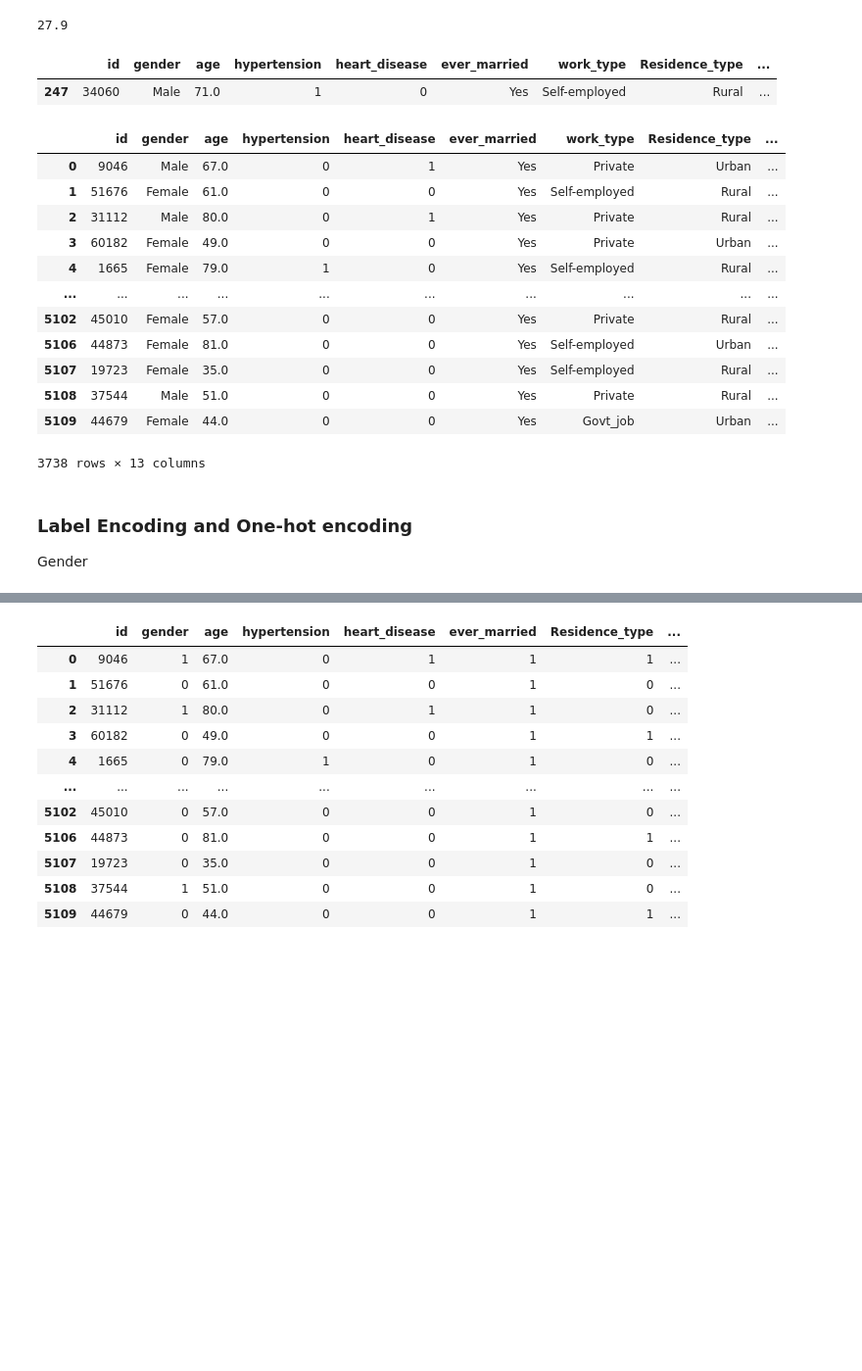
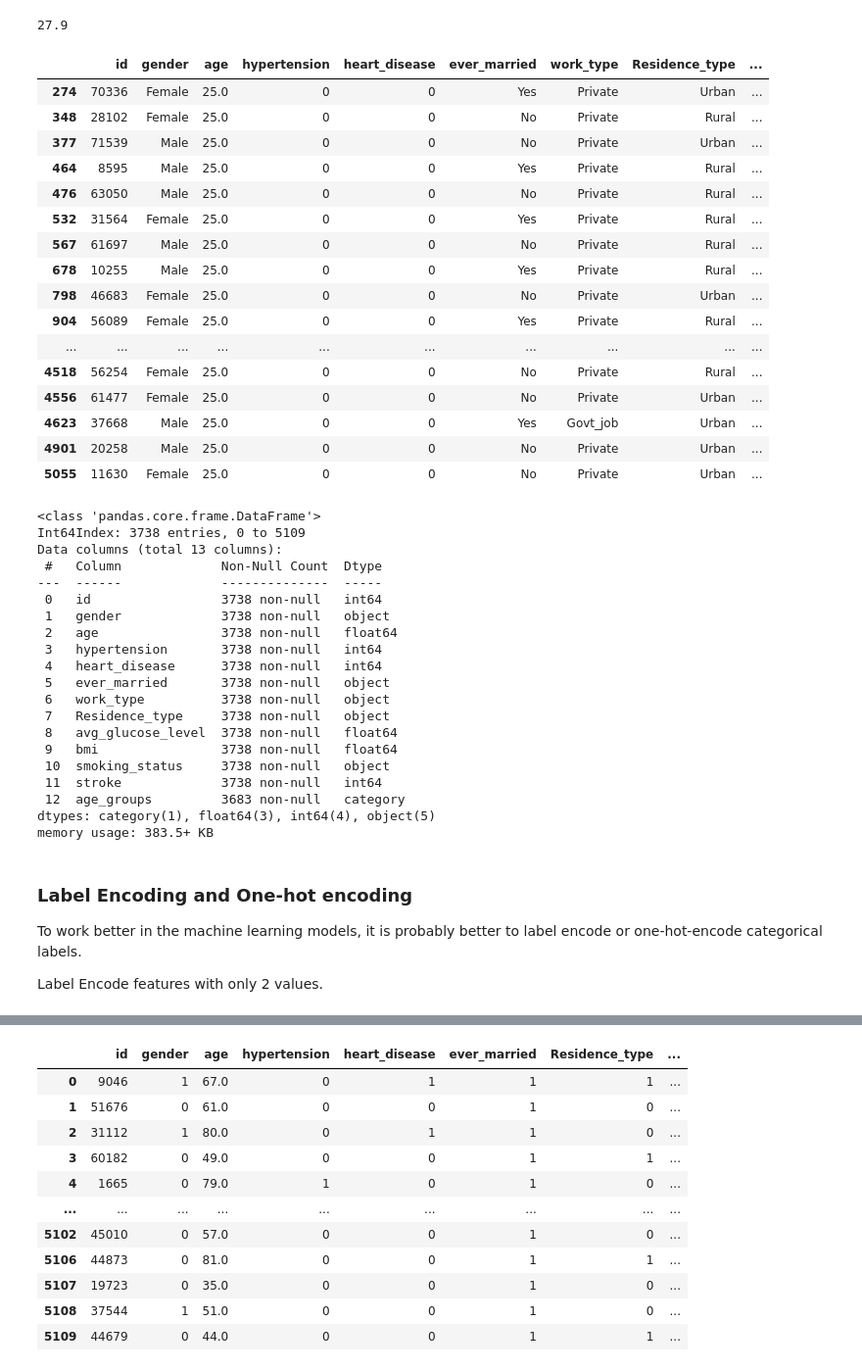
Before and after one commit to britt-emm/CGGroupProject, a Jupyter notebook: Final_Project/Stroke_Preprocessing.ipynb, the cells around one changed output, grey strips where cells are left out. Shown: that part at 98% size. Drawn from its saved outputs; the diff is of its cells as text; code cells hidden in the pictures; blank space fills up the shorter version.

```diff
--- a/Final_Project/Stroke_Preprocessing.ipynb
+++ b/Final_Project/Stroke_Preprocessing.ipynb
@@ -235,25 +258,47 @@ over_25_df['bmi'] = np.where(((null_bmi) & (over_25_df['age_groups']=='45s')), f
 over_25_df['bmi'] = np.where(((null_bmi) & (over_25_df['age_groups']=='55s')), fiftys_bmi, over_25_df.bmi)
 over_25_df['bmi'] = np.where(((null_bmi) & (over_25_df['age_groups']=='65s')), sixtys_bmi, over_25_df.bmi)
 over_25_df['bmi'] = np.where(((null_bmi) & (over_25_df['age_groups']=='75s')), seventys_bmi, over_25_df.bmi)
-# %%
-over_25_df[over_25_df['id']==34060]
-# %% [output]
-|  | id | gender | age | hypertension | heart_disease | ever_married | work_type | Residence_type | ... |
-| 247 | 34060 | Male | 71.0 | 1 | 0 | Yes | Self-employed | Rural | ... |
+# %%
+over_25_df[over_25_df['age_groups'].isnull()]
+# %% [output]
+|  | id | gender | age | hypertension | heart_disease | ever_married | work_type | Residence_type | ... |
+| 274 | 70336 | Female | 25.0 | 0 | 0 | Yes | Private | Urban | ... |
+| 348 | 28102 | Female | 25.0 | 0 | 0 | No | Private | Rural | ... |
+| 377 | 71539 | Male | 25.0 | 0 | 0 | No | Private | Urban | ... |
+| 464 | 8595 | Male | 25.0 | 0 | 0 | Yes | Private | Rural | ... |
+| 476 | 63050 | Male | 25.0 | 0 | 0 | No | Private | Rural | ... |
+| 532 | 31564 | Female | 25.0 | 0 | 0 | Yes | Private | Rural | ... |
+| 567 | 61697 | Male | 25.0 | 0 | 0 | No | Private | Rural | ... |
+| 678 | 10255 | Male | 25.0 | 0 | 0 | Yes | Private | Rural | ... |
+| 798 | 46683 | Female | 25.0 | 0 | 0 | No | Private | Urban | ... |
+| 904 | 56089 | Female | 25.0 | 0 | 0 | Yes | Private | Rural | ... |
+| ... | ... | ... | ... | ... | ... | ... | ... | ... | ... |
+| 4518 | 56254 | Female | 25.0 | 0 | 0 | No | Private | Rural | ... |
+| 4556 | 61477 | Female | 25.0 | 0 | 0 | No | Private | Urban | ... |
+| 4623 | 37668 | Male | 25.0 | 0 | 0 | Yes | Govt_job | Urban | ... |
+| 4901 | 20258 | Male | 25.0 | 0 | 0 | No | Private | Urban | ... |
+| 5055 | 11630 | Female | 25.0 | 0 | 0 | No | Private | Urban | ... |
 # %%
-over_25_df
+over_25_df.info()
 # %% [output]
-|  | id | gender | age | hypertension | heart_disease | ever_married | work_type | Residence_type | ... |
-| 0 | 9046 | Male | 67.0 | 0 | 1 | Yes | Private | Urban | ... |
-| 1 | 51676 | Female | 61.0 | 0 | 0 | Yes | Self-employed | Rural | ... |
-| 2 | 31112 | Male | 80.0 | 0 | 1 | Yes | Private | Rural | ... |
-| 3 | 60182 | Female | 49.0 | 0 | 0 | Yes | Private | Urban | ... |
-| 4 | 1665 | Female | 79.0 | 1 | 0 | Yes | Self-employed | Rural | ... |
-| ... | ... | ... | ... | ... | ... | ... | ... | ... | ... |
-| 5102 | 45010 | Female | 57.0 | 0 | 0 | Yes | Private | Rural | ... |
-| 5106 | 44873 | Female | 81.0 | 0 | 0 | Yes | Self-employed | Urban | ... |
-| 5107 | 19723 | Female | 35.0 | 0 | 0 | Yes | Self-employed | Rural | ... |
-| 5108 | 37544 | Male | 51.0 | 0 | 0 | Yes | Private | Rural | ... |
-| 5109 | 44679 | Female | 44.0 | 0 | 0 | Yes | Govt_job | Urban | ... |
-3738 rows × 13 columns
+<class 'pandas.core.frame.DataFrame'>
+Int64Index: 3738 entries, 0 to 5109
+Data columns (total 13 columns):
+ #   Column             Non-Null Count  Dtype
+---  ------             --------------  -----
+ 0   id                 3738 non-null   int64
+ 1   gender             3738 non-null   object
+ 2   age                3738 non-null   float64
+ 3   hypertension       3738 non-null   int64
+ 4   heart_disease      3738 non-null   int64
+ 5   ever_married       3738 non-null   object
+ 6   work_type          3738 non-null   object
+ 7   Residence_type     3738 non-null   object
+ 8   avg_glucose_level  3738 non-null   float64
+ 9   bmi                3738 non-null   float64
+ 10  smoking_status     3738 non-null   object
+ 11  stroke             3738 non-null   int64
+ 12  age_groups         3683 non-null   category
+dtypes: category(1), float64(3), int64(4), object(5)
+memory usage: 383.5+ KB
 # %%
@@ -261,7 +307,9 @@ over_25_df.to_csv('over_25_subset.csv', index=False)
 # %% [markdown]
 ### Label Encoding and One-hot encoding
 
-Gender
+To work better in the machine learning models, it is probably better to label encode or one-hot-encode categorical labels.
+
+Label Encode features with only 2 values.
 # %%
 gender_labels = LabelEncoder()
 over_25_df['gender'] = gender_labels.fit_transform(over_25_df['gender'].values)
```
Also changed, not shown: parts of 39 cells of this notebook.
